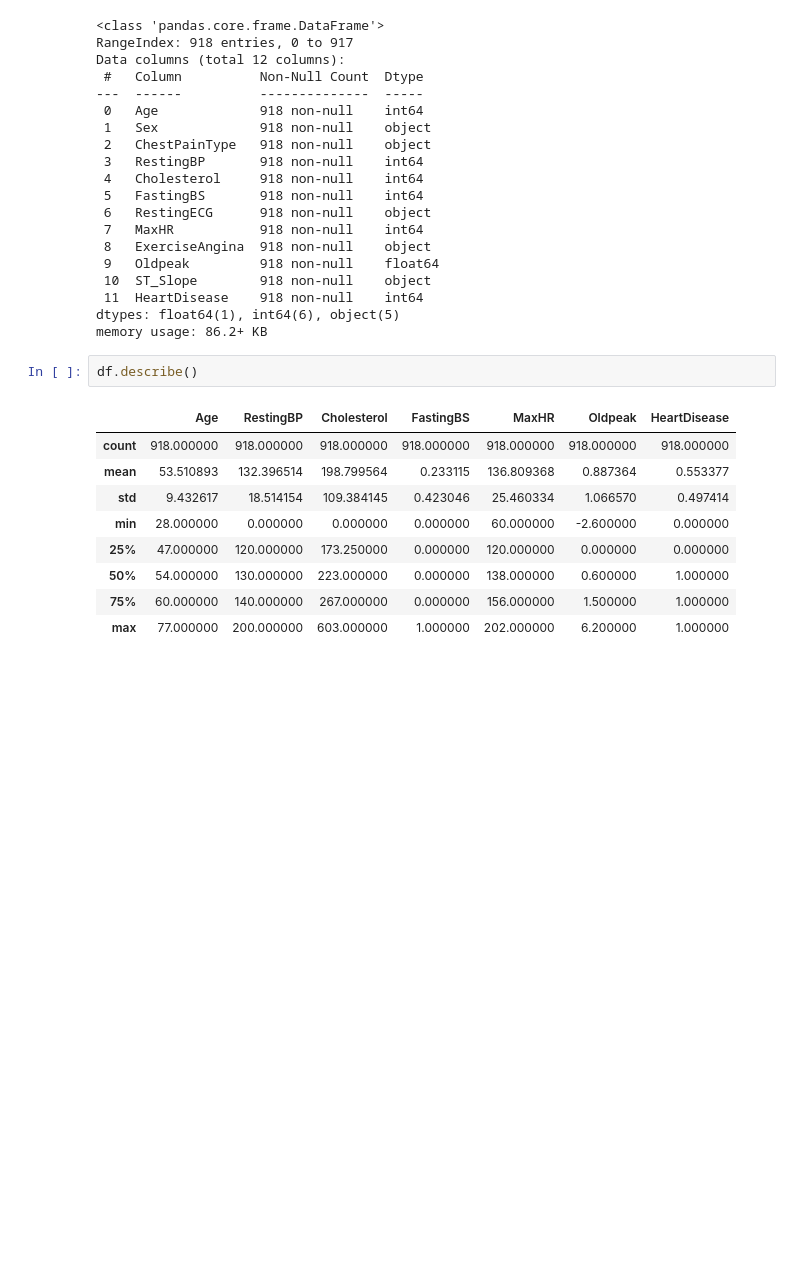
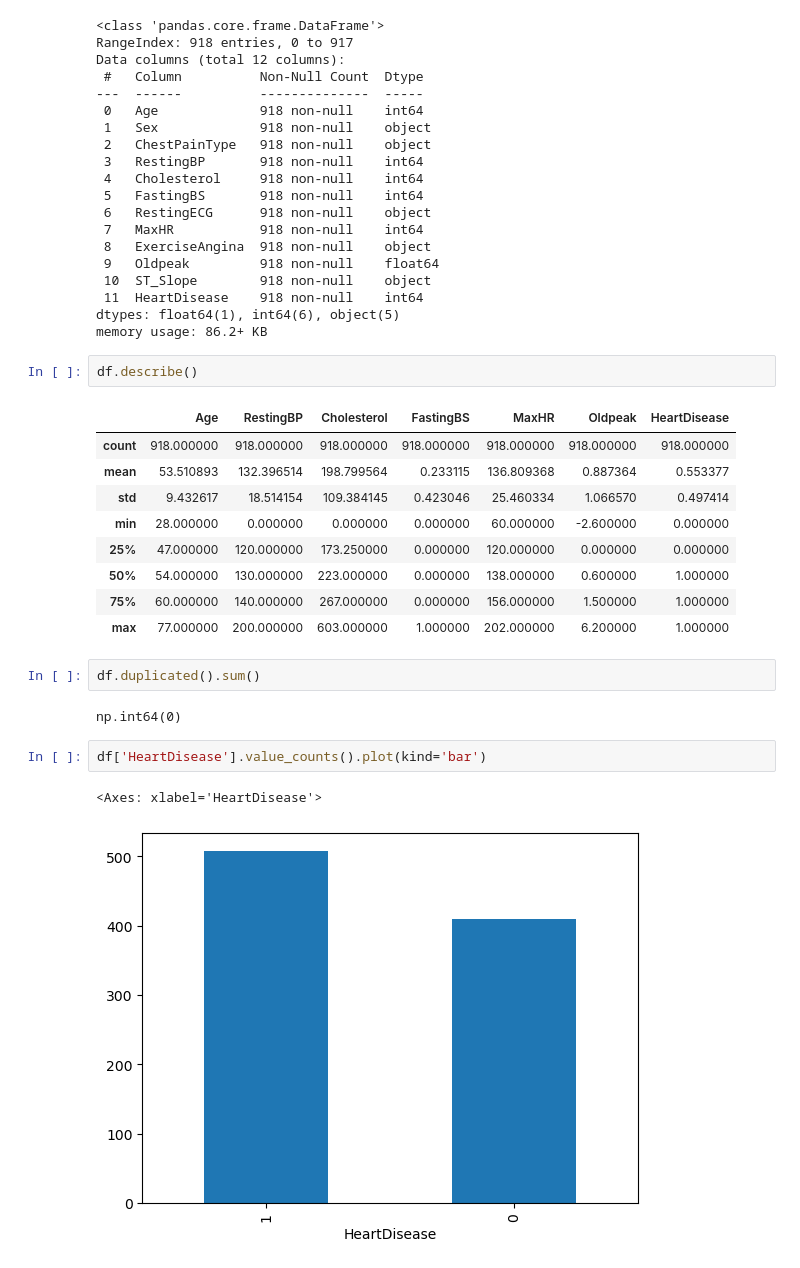
Before and after one commit to harshbhadoria/ML-Works, a Jupyter notebook: heart/heart.ipynb, the cells around one changed output. Saved outputs shown, nothing was run; the diff lists cells and outputs as text; blank space fills up the shorter version.

```diff
--- a/heart/heart.ipynb
+++ b/heart/heart.ipynb
@@ -63,3 +63,12 @@ df.describe()
 | 50% | 54.000000 | 130.000000 | 223.000000 | 0.000000 | 138.000000 | 0.600000 | 1.000000 |
 | 75% | 60.000000 | 140.000000 | 267.000000 | 0.000000 | 156.000000 | 1.500000 | 1.000000 |
 | max | 77.000000 | 200.000000 | 603.000000 | 1.000000 | 202.000000 | 6.200000 | 1.000000 |
+# %%
+df.duplicated().sum()
+# %% [output]
+np.int64(0)
+# %%
+df['HeartDisease'].value_counts().plot(kind='bar')
+# %% [output]
+<Axes: xlabel='HeartDisease'>
+[figure, added]
```
Also changed, not shown: parts of 22 cells of this notebook.
